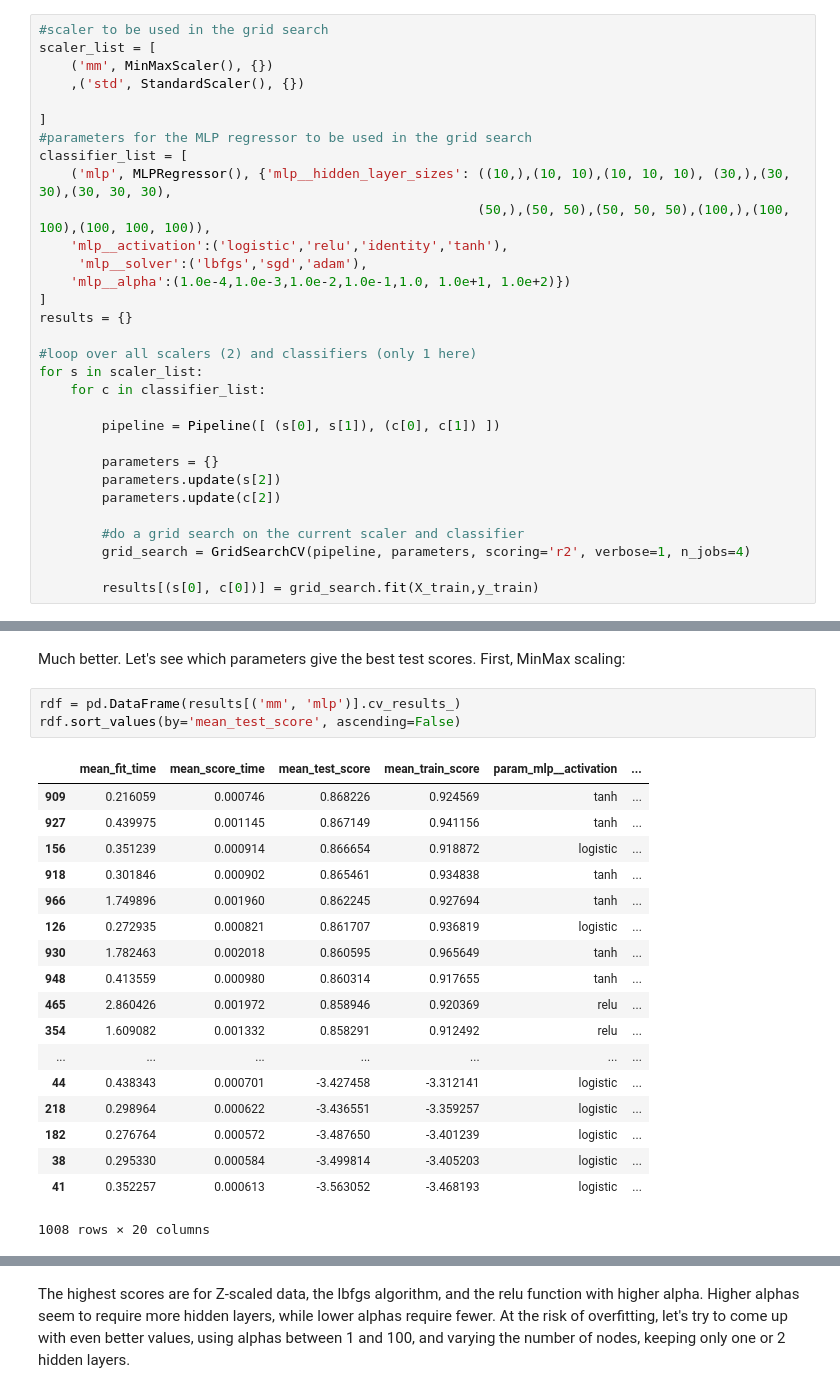
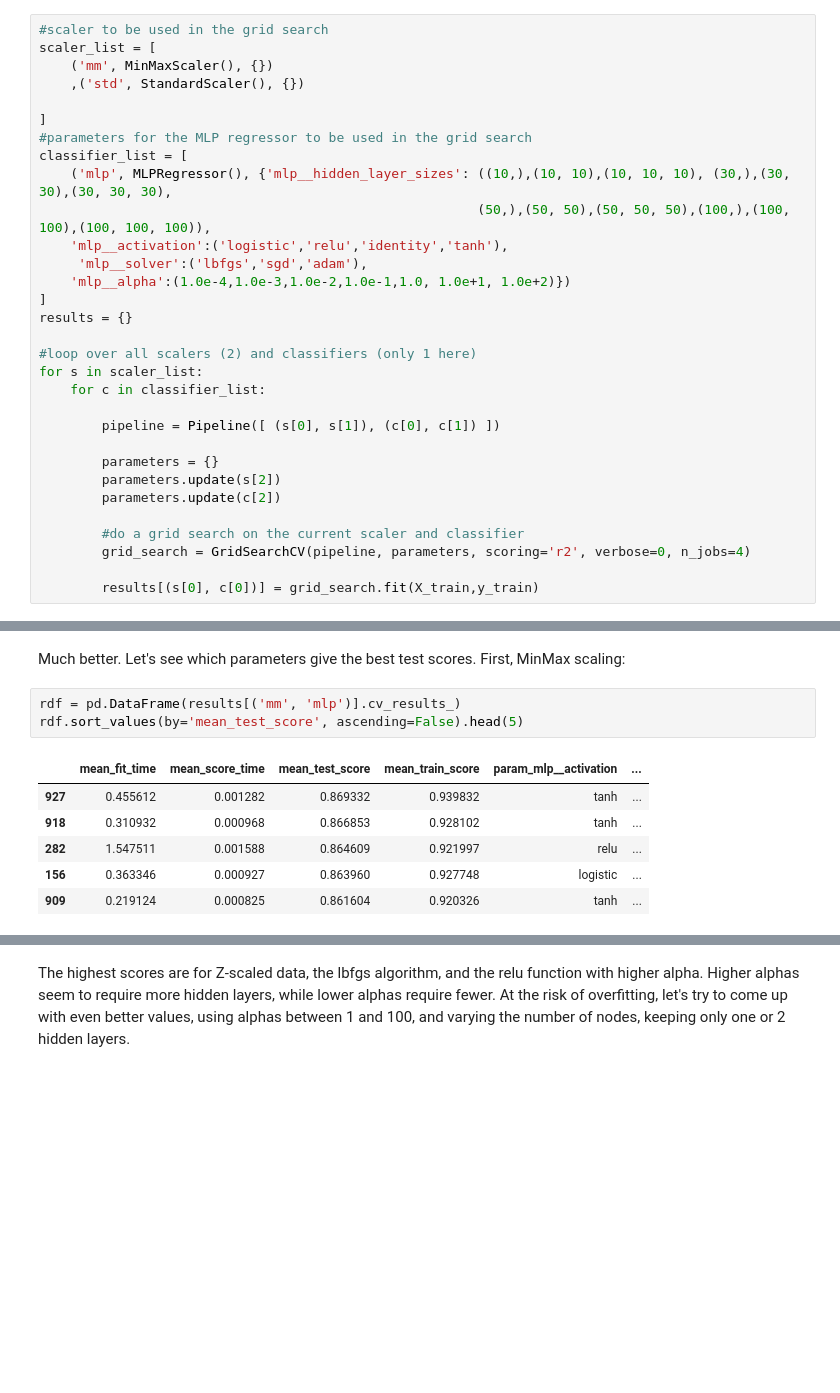
Before and after one commit to jkarakowski/Concrete-Compressive-Strength, a Jupyter notebook: Concrete Compressive Strength.ipynb, the cells around one changed output, grey strips where cells are left out. Drawn from its saved outputs; the diff is of its cells as text; blank space fills up the shorter version.

```diff
--- a/Concrete Compressive Strength.ipynb
+++ b/Concrete Compressive Strength.ipynb
@@ -129,6 +126,6 @@ for s in scaler_list:
         parameters.update(c[2])
 
         #do a grid search on the current scaler and classifier
-        grid_search = GridSearchCV(pipeline, parameters, scoring='r2', verbose=1, n_jobs=4)
+        grid_search = GridSearchCV(pipeline, parameters, scoring='r2', verbose=0, n_jobs=4)
 
         results[(s[0], c[0])] = grid_search.fit(X_train,y_train)
@@ -163,25 +141,13 @@ Best R2 for Z-scaling:  0.885435347836
 Much better.  Let's see which parameters give the best test scores.  First, MinMax scaling:
 # %%
 rdf = pd.DataFrame(results[('mm', 'mlp')].cv_results_)
-rdf.sort_values(by='mean_test_score', ascending=False)
+rdf.sort_values(by='mean_test_score', ascending=False).head(5)
 # %% [output]
 |  | mean_fit_time | mean_score_time | mean_test_score | mean_train_score | param_mlp__activation | ... |
-| 909 | 0.216059 | 0.000746 | 0.868226 | 0.924569 | tanh | ... |
-| 927 | 0.439975 | 0.001145 | 0.867149 | 0.941156 | tanh | ... |
-| 156 | 0.351239 | 0.000914 | 0.866654 | 0.918872 | logistic | ... |
-| 918 | 0.301846 | 0.000902 | 0.865461 | 0.934838 | tanh | ... |
-| 966 | 1.749896 | 0.001960 | 0.862245 | 0.927694 | tanh | ... |
-| 126 | 0.272935 | 0.000821 | 0.861707 | 0.936819 | logistic | ... |
-| 930 | 1.782463 | 0.002018 | 0.860595 | 0.965649 | tanh | ... |
-| 948 | 0.413559 | 0.000980 | 0.860314 | 0.917655 | tanh | ... |
-| 465 | 2.860426 | 0.001972 | 0.858946 | 0.920369 | relu | ... |
-| 354 | 1.609082 | 0.001332 | 0.858291 | 0.912492 | relu | ... |
-| ... | ... | ... | ... | ... | ... | ... |
-| 44 | 0.438343 | 0.000701 | -3.427458 | -3.312141 | logistic | ... |
-| 218 | 0.298964 | 0.000622 | -3.436551 | -3.359257 | logistic | ... |
-| 182 | 0.276764 | 0.000572 | -3.487650 | -3.401239 | logistic | ... |
-| 38 | 0.295330 | 0.000584 | -3.499814 | -3.405203 | logistic | ... |
-| 41 | 0.352257 | 0.000613 | -3.563052 | -3.468193 | logistic | ... |
+| 927 | 0.455612 | 0.001282 | 0.869332 | 0.939832 | tanh | ... |
+| 918 | 0.310932 | 0.000968 | 0.866853 | 0.928102 | tanh | ... |
+| 282 | 1.547511 | 0.001588 | 0.864609 | 0.921997 | relu | ... |
+| 156 | 0.363346 | 0.000927 | 0.863960 | 0.927748 | logistic | ... |
+| 909 | 0.219124 | 0.000825 | 0.861604 | 0.920326 | tanh | ... |
-1008 rows × 20 columns
 # %%
 rdf = pd.DataFrame(results[('std', 'mlp')].cv_results_)
```
Also changed, not shown: parts of 27 cells of this notebook.
